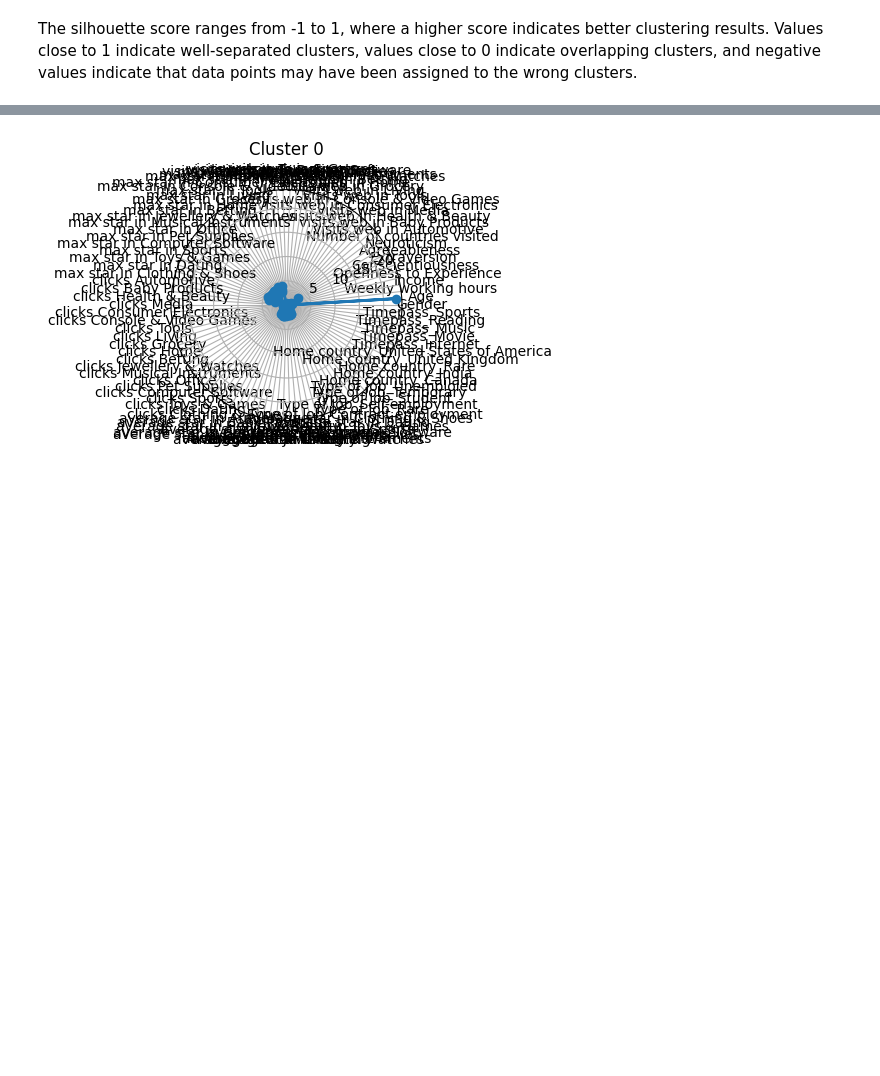
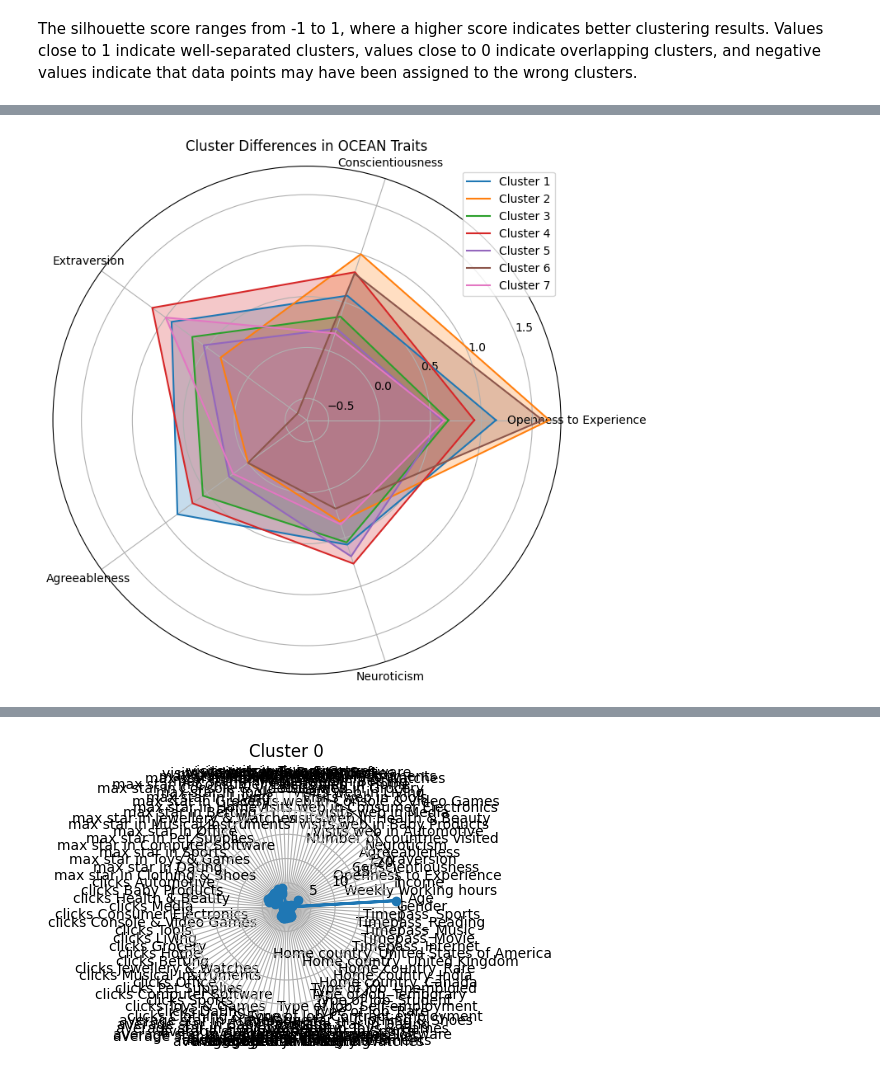
Before and after one commit to torchflash/MMAI831-Team-Project, a Jupyter notebook: Amir/MMAI831_AI_in_Marketing_EMC_Model_Development.ipynb, the cells around one changed output, grey strips where cells are left out. Drawn from its saved outputs; the diff is of its cells as text; code cells hidden in the pictures; blank space fills up the shorter version.

```diff
--- a/Amir/MMAI831_AI_in_Marketing_EMC_Model_Development.ipynb
+++ b/Amir/MMAI831_AI_in_Marketing_EMC_Model_Development.ipynb
@@ -273,0 +312,37 @@ cluster_means.iloc[:,4:9]
+# %%
+ocean_df = cluster_means.iloc[:, 4:9]
+
+# Set the cluster labels as the x-axis tick labels
+x_labels = cluster_means.index
+
+# Set the OCEAN traits as the column names
+traits = ocean_df.columns
+
+# Set the number of clusters and traits
+num_clusters = ocean_df.shape[0]
+num_traits = ocean_df.shape[1]
+
+# Set the angles for the radar chart axes
+angles = np.linspace(0, 2 * np.pi, num_traits, endpoint=False).tolist()
+angles += angles[:1]  # Repeat the first angle to close the chart
+
+# Plot the radar charts
+fig, ax = plt.subplots(figsize=(8, 8), subplot_kw={'projection': 'polar'})
+for i in range(num_clusters):
+    values = ocean_df.iloc[i, :].values.tolist()
+    values += values[:1]  # Repeat the first value to close the chart
+    ax.plot(angles, values, label=f'Cluster {i + 1}')
+    ax.fill(angles, values, alpha=0.25)
+
+# Set the radar chart labels and title
+ax.set_xticks(angles[:-1])
+ax.set_xticklabels(traits)
+ax.set_title('Cluster Differences in OCEAN Traits')
+
+# Add a legend
+ax.legend()
+
+# Show the plot
+plt.show()
+# %% [output]
+[figure, added]
```
Also changed, not shown: parts of 7 cells of this notebook.
